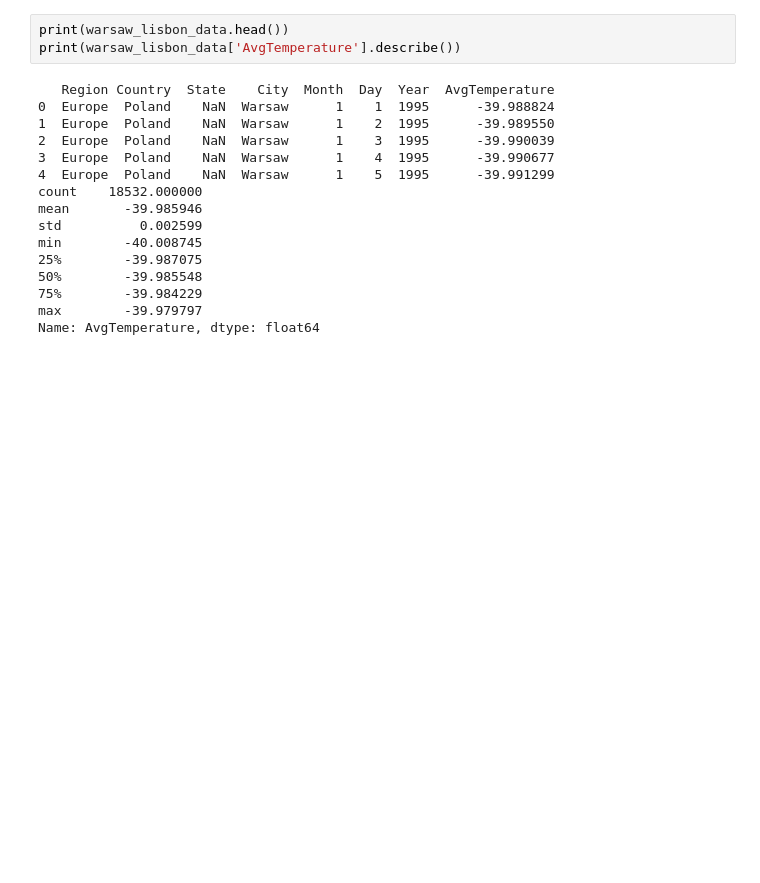
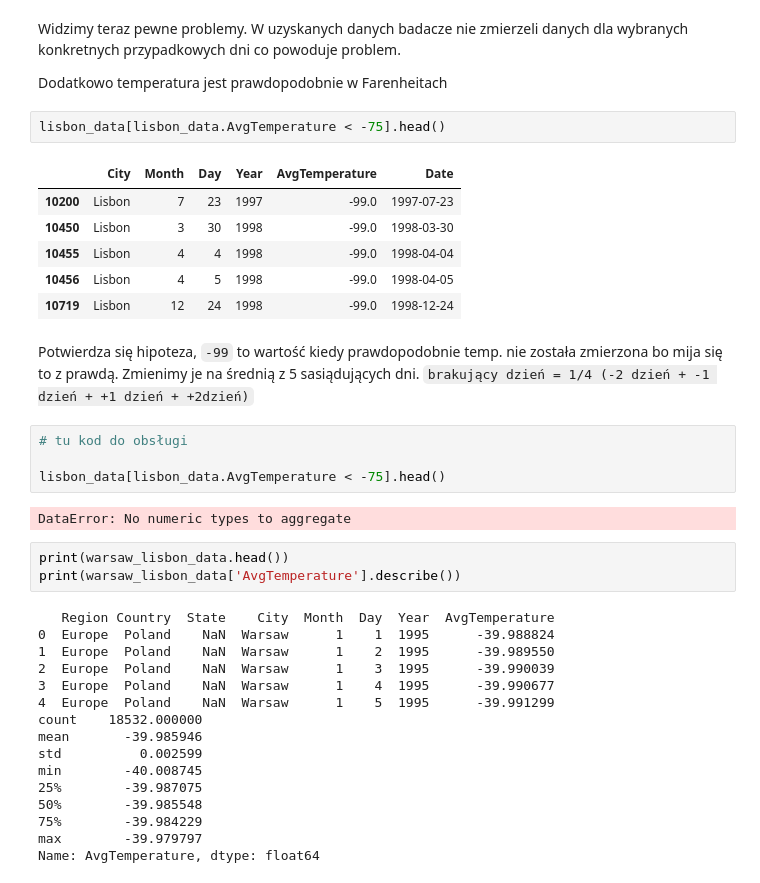
Before and after one commit to mathieuboro/raport, a Jupyter notebook: Raport_!.ipynb, the cells around one changed output. Saved outputs shown, nothing was run; the diff lists cells and outputs as text; blank space fills up the shorter version.

```diff
--- a/Raport_!.ipynb
+++ b/Raport_!.ipynb
@@ -55,3 +77,25 @@ See the caveats in the documentation: https://pandas.pydata.org/pandas-docs/stab
+# %% [markdown]
+Widzimy teraz pewne problemy. W uzyskanych danych badacze nie zmierzeli danych dla wybranych konkretnych przypadkowych dni co powoduje problem.
+
+Dodatkowo temperatura jest prawdopodobnie w Farenheitach
+# %%
+lisbon_data[lisbon_data.AvgTemperature < -75].head()
+# %% [output]
+|  | City | Month | Day | Year | AvgTemperature | Date |
+| 10200 | Lisbon | 7 | 23 | 1997 | -99.0 | 1997-07-23 |
+| 10450 | Lisbon | 3 | 30 | 1998 | -99.0 | 1998-03-30 |
+| 10455 | Lisbon | 4 | 4 | 1998 | -99.0 | 1998-04-04 |
+| 10456 | Lisbon | 4 | 5 | 1998 | -99.0 | 1998-04-05 |
+| 10719 | Lisbon | 12 | 24 | 1998 | -99.0 | 1998-12-24 |
+# %% [markdown]
+Potwierdza się hipoteza, `-99` to wartość kiedy prawdopodobnie temp. nie została zmierzona bo mija się to z prawdą. Zmienimy je na średnią z 5 sasiądujących dni.
+`brakujący dzień = 1/4 (-2 dzień + -1 dzień + +1 dzień + +2dzień)`
+# %%
+# tu kod do obsługi
+
+lisbon_data[lisbon_data.AvgTemperature < -75].head()
+# %% [output]
+DataError: No numeric types to aggregate
 # %%
 print(warsaw_lisbon_data.head())
 print(warsaw_lisbon_data['AvgTemperature'].describe())
```
Also changed, not shown: parts of 11 cells of this notebook.
